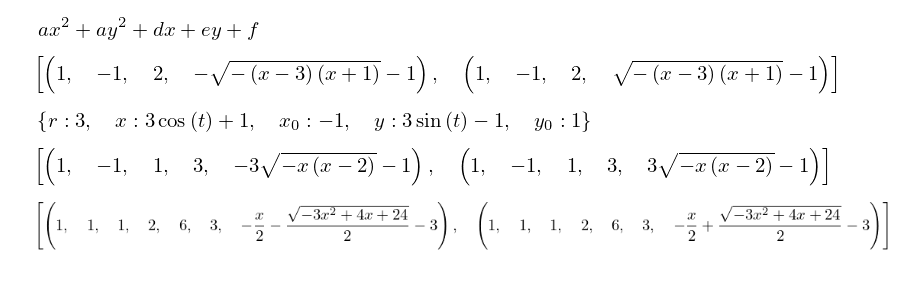
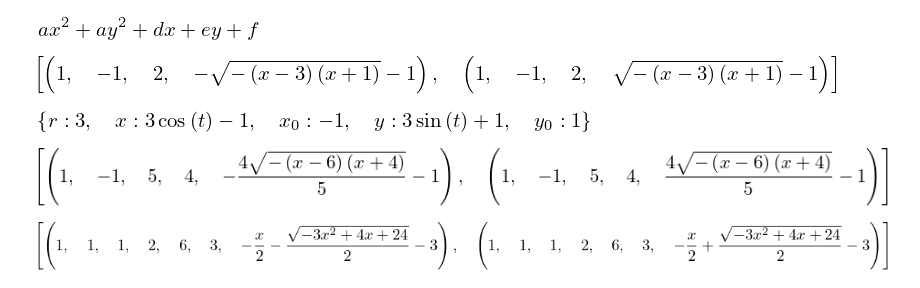
Before and after one commit to OlgaBelitskaya/linear_algebra_practice, a Jupyter notebook: work1_10.ipynb, the cells around one changed output. Saved outputs shown, nothing was run; the diff lists cells and outputs as text; code cells hidden in the pictures.

```diff
--- a/work1_10.ipynb
+++ b/work1_10.ipynb
@@ -168,12 +168,12 @@ x,y,a,d,e,f = sympy.symbols('x,y,a,d,e,f')
 # %% [output]
 [figure]
 # %%
-x,y,x0,y0,a,b,c,d,e,f,r,t = sympy.symbols('x,y,x0,y0,a,b,c,d,e,f,r,t')
+x,y,x0,y0,a,b,c,d,e,f,p,q,r,t = sympy.symbols('x,y,x0,y0,a,b,c,d,e,f,p,q,r,t')
 
 eq1 = (x-x0)**2+(y-y0)**2-r**2
-eq2 = x-r*cos(t)+x0
-eq3 = y-r*sin(t)+y0
-eq4 = (x-x0)**2/a**2+(y-y0)**2/b**2-1
+eq2 = x-r*cos(t)-x0
+eq3 = y-r*sin(t)-y0
+eq4 = (x-x0)**2/p**2+(y-y0)**2/q**2-1
 eq5 = a*x**2+b*x*y+c*y**2+d*x+e*y+f
 # %%
 sympy.solve([eq1, x0-1, y0+1, r-2], x0,y0,r,y)
@@ -182,11 +182,11 @@ sympy.solve([eq1, x0-1, y0+1, r-2], x0,y0,r,y)
 # %%
 sympy.solve([eq2, eq3, x0+1, y0-1, r-3], x0,y0,r,x,y)
 # %% [output]
-[figure, old version]
+[figure, new version]
 # %%
-sympy.solve([eq4, x0-1, y0+1, a-1, b-3], x0,y0,a,b,y)
+sympy.solve([eq4, x0-1, y0+1, p-5, q-4], x0,y0,p,q,y)
 # %% [output]
-[figure, old version]
+[figure, new version]
 # %%
 sympy.solve([eq5, a-1, b-1, c-1, d-2, e-6, f-3], a,b,c,d,e,f,y)
 # %% [output]
```
Also changed, not shown: parts of 6 cells of this notebook.
